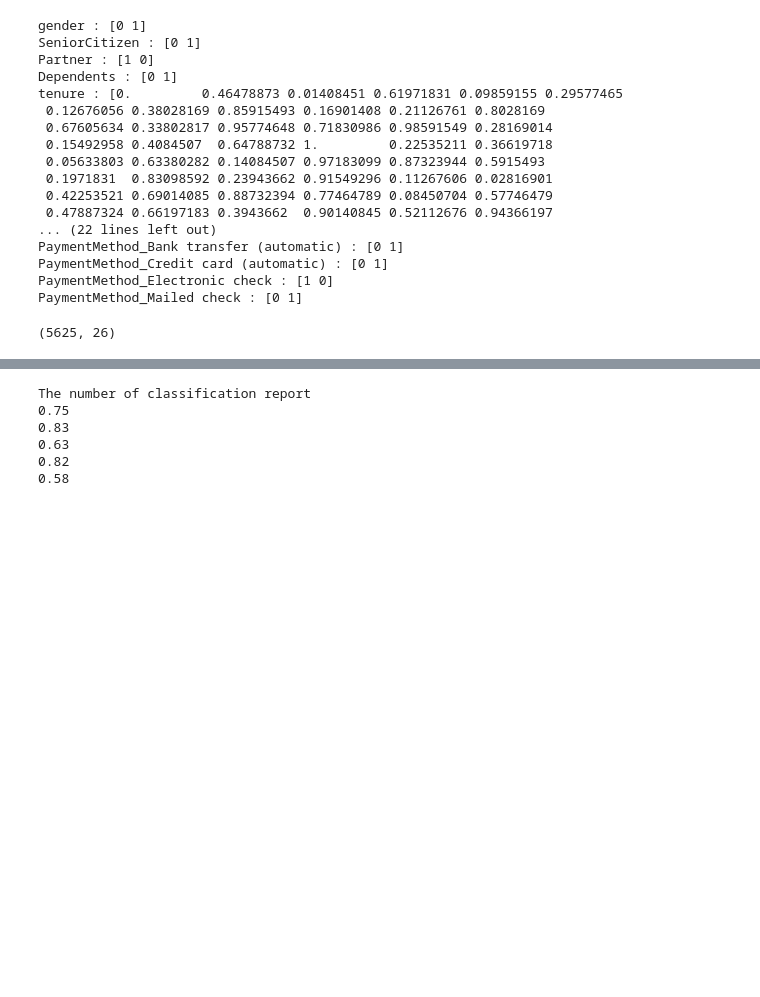
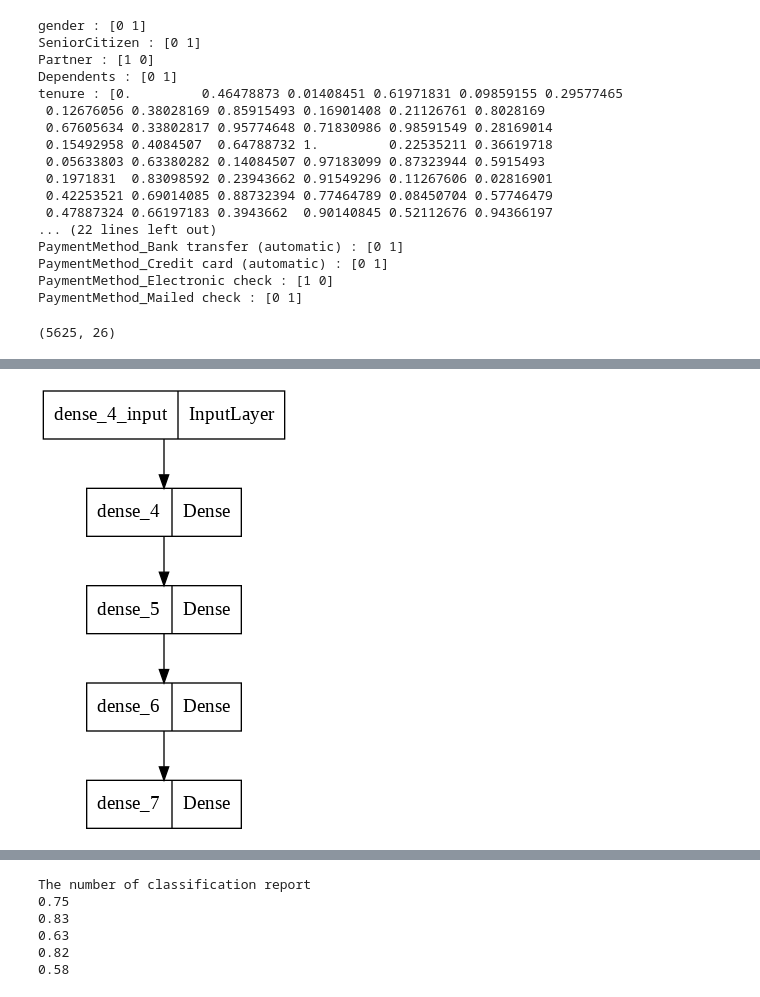
Before and after one commit to Future-Outlier/Predict_Customer_Churn, a Jupyter notebook: Predict_Customer_Churn.ipynb, the cells around one changed output, grey strips where cells are left out. Saved outputs shown, nothing was run; the diff lists cells and outputs as text; code cells hidden in the pictures; blank space fills up the shorter version.

```diff
--- a/Predict_Customer_Churn.ipynb
+++ b/Predict_Customer_Churn.ipynb
@@ -326,0 +296,4 @@ model.evaluate(X_test, y_test)
+# %%
+tf.keras.utils.plot_model(model)
+# %% [output]
+[figure, added]
```
Also changed, not shown: parts of 11 cells of this notebook.
